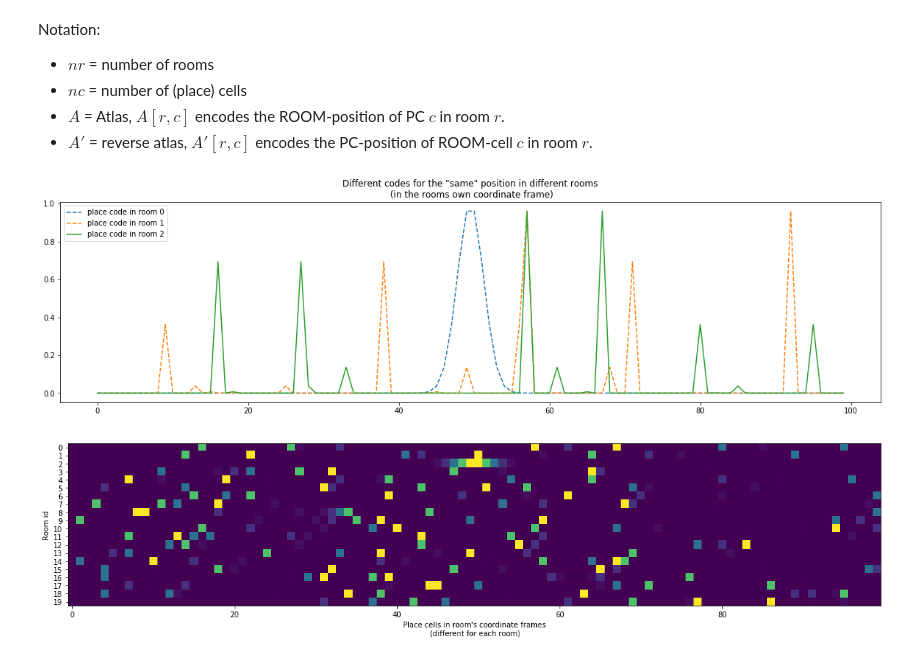
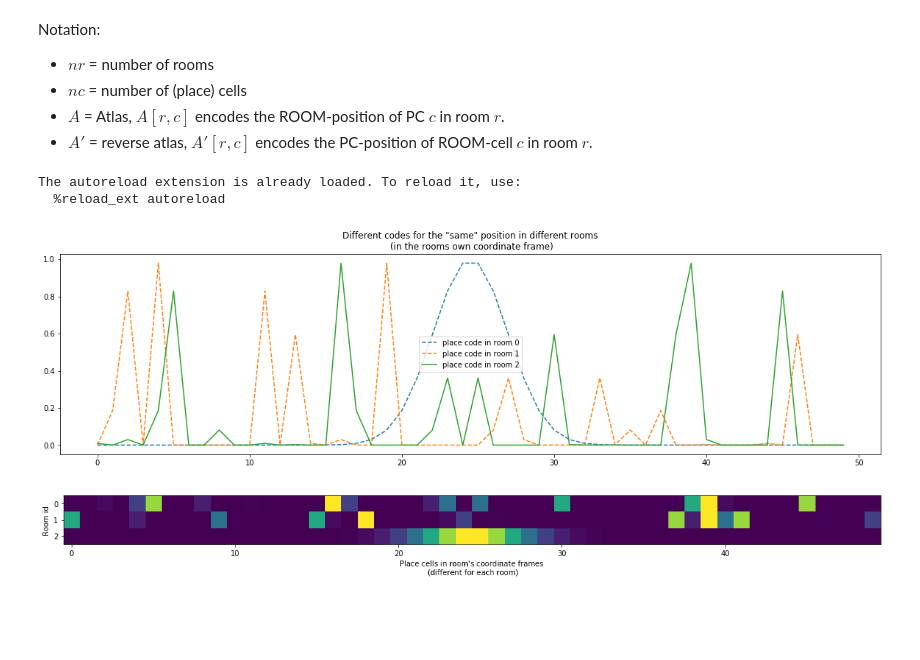
Before and after one commit to mirkoklukas/htmresearch, a Jupyter notebook: projects/gridcells/jupyter/rooms/An atlas of place codes.ipynb, the cells around one changed output. Saved outputs shown, nothing was run; the diff lists cells and outputs as text; code cells hidden in the pictures; blank space fills up the shorter version.

```diff
--- a/projects/gridcells/jupyter/rooms/An atlas of place codes.ipynb
+++ b/projects/gridcells/jupyter/rooms/An atlas of place codes.ipynb
@@ -28,7 +28,7 @@ def create_atlas(nr, nc, diam=1.0):
     return A, A_inv
 
 
-def bump(mu, n, sigma=0.05, diam=1.):
+def bump(mu, n, sigma=0.1, diam=1.):
     """
     Gaussian bump...
     """
@@ -50,34 +50,36 @@ def place_code(x, room, atlas):
 
     z = bump(x, nc)
     return z[atlas[room]]
+# %% [output]
+The autoreload extension is already loaded. To reload it, use:
+  %reload_ext autoreload
 # %%
 
-
-nr   = 20
-nc   = 100
+nr   = 3
+nc   = 50
 diam = 1.
 
 A, A_inv = create_atlas(nr, nc, diam)
 
 
 plt.figure(figsize=(20,5))
 plt.title("Different codes for the \"same\" position in different rooms\n (in the rooms own coordinate frame)")
 
 
 
 plt.plot(place_code(x=0.5, room=0, atlas=A), linestyle="--", label="place code in room 0")
 plt.plot(place_code(x=0.5, room=1, atlas=A), linestyle="--", label="place code in room 1")
 z = place_code(x=0.5, room=2, atlas=A)
 plt.plot(z, linestyle="-", label="place code in room 2")
 plt.legend()
 plt.show()
 
 
 plt.figure(figsize=(20,5))
 plt.imshow(convert_to_room_coordinates(z, A_inv))
 plt.yticks(range(nr));
 plt.ylabel("Room id");
 plt.xlabel("Place cells in room's coordinate frames\n (different for each room)");
 # %% [output]
-[figure, old version]
+[figure, new version]
-[figure, old version]
+[figure, new version]
```
Also changed, not shown: 14 other files.
